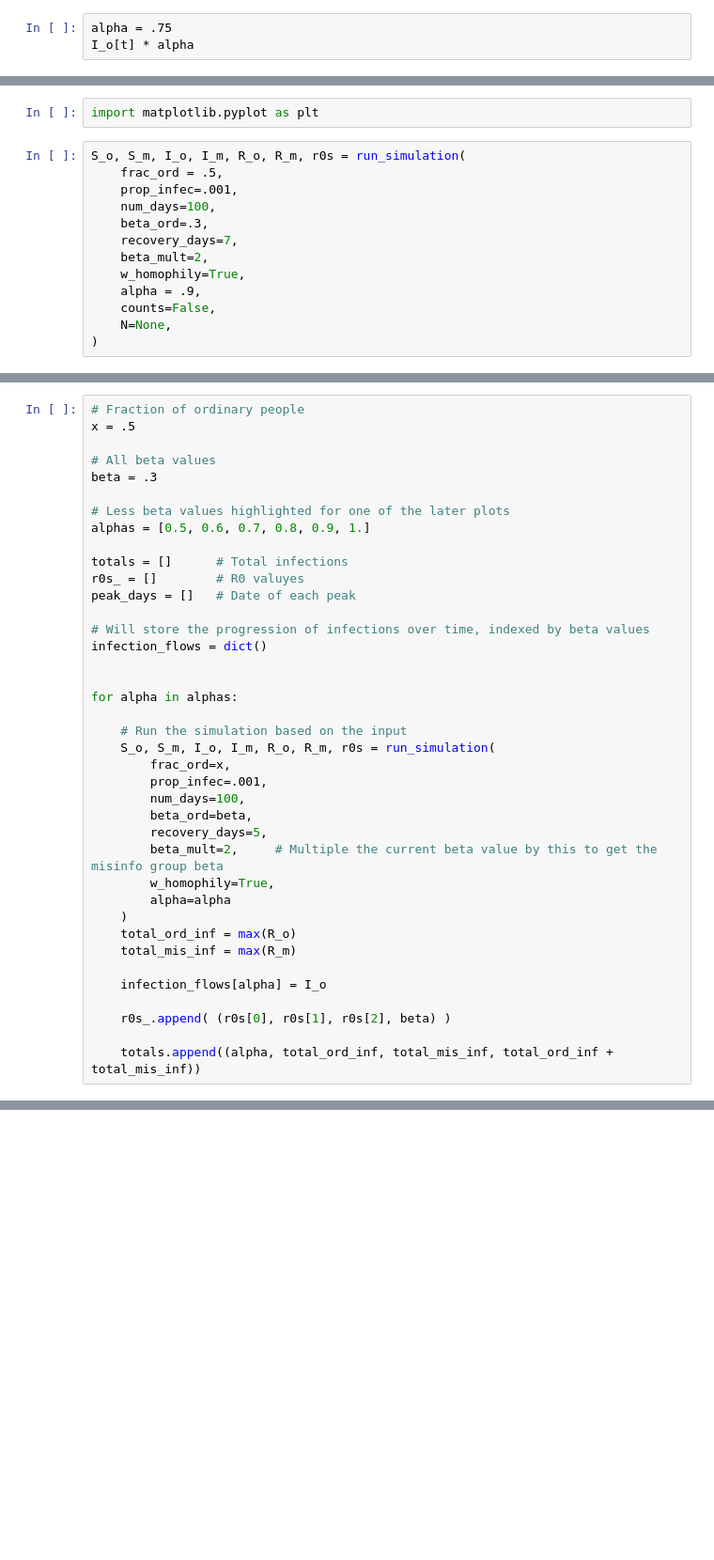
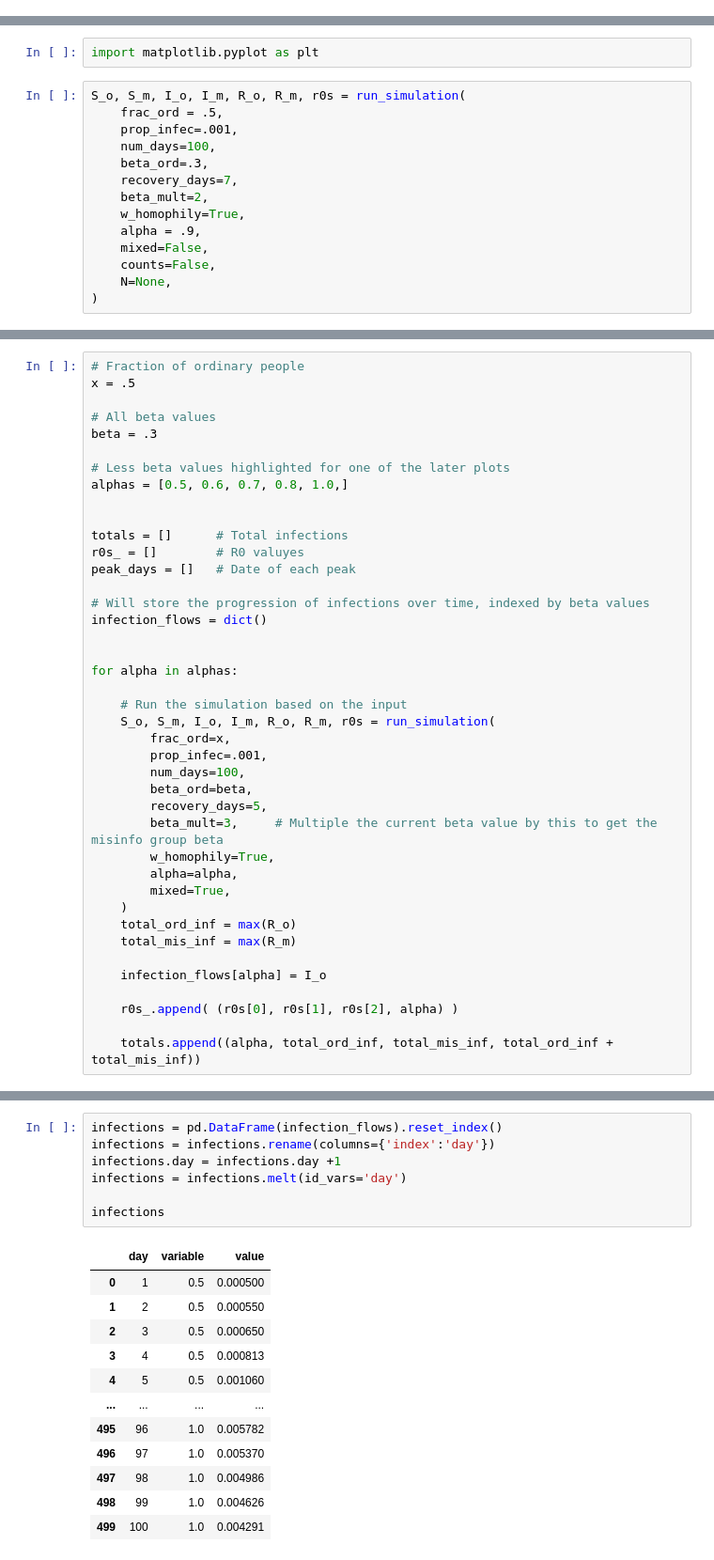
Before and after one commit to mr-devs/mean_field_quals, a Jupyter notebook: notebooks/2022-07-15__second_problem_consider_homophily.ipynb, the cells around one changed output, grey strips where cells are left out. Shown at 94% size. Cells and saved outputs as stored; diff of their text form; blank space fills up the shorter version.

```diff
--- a/notebooks/2022-07-15__second_problem_consider_homophily.ipynb
+++ b/notebooks/2022-07-15__second_problem_consider_homophily.ipynb
@@ -175,3 +72,0 @@ I_o[0]
-# %%
-alpha = .75
-I_o[t] * alpha
@@ -206,6 +82,7 @@ S_o, S_m, I_o, I_m, R_o, R_m, r0s = run_simulation(
     beta_mult=2,
     w_homophily=True,
     alpha = .9,
+    mixed=False,
     counts=False,
     N=None,
 )
@@ -217,7 +224,8 @@ x = .5
 beta = .3
 
 # Less beta values highlighted for one of the later plots
-alphas = [0.5, 0.6, 0.7, 0.8, 0.9, 1.]
+alphas = [0.5, 0.6, 0.7, 0.8, 1.0,]
+
 
 totals = []      # Total infections
 r0s_ = []        # R0 valuyes
@@ -236,15 +244,16 @@ for alpha in alphas:
         num_days=100,
         beta_ord=beta,
         recovery_days=5,
-        beta_mult=2,     # Multiple the current beta value by this to get the misinfo group beta
+        beta_mult=3,     # Multiple the current beta value by this to get the misinfo group beta
         w_homophily=True,
-        alpha=alpha
+        alpha=alpha,
+        mixed=True,
     )
     total_ord_inf = max(R_o)
     total_mis_inf = max(R_m)
 
     infection_flows[alpha] = I_o
 
-    r0s_.append( (r0s[0], r0s[1], r0s[2], beta) )
+    r0s_.append( (r0s[0], r0s[1], r0s[2], alpha) )
 
     totals.append((alpha, total_ord_inf, total_mis_inf, total_ord_inf + total_mis_inf))
@@ -294,0 +260,20 @@ eps
+# %%
+infections = pd.DataFrame(infection_flows).reset_index()
+infections = infections.rename(columns={'index':'day'})
+infections.day = infections.day +1
+infections = infections.melt(id_vars='day')
+
+infections
+# %% [output]
+|  | day | variable | value |
+| 0 | 1 | 0.5 | 0.000500 |
+| 1 | 2 | 0.5 | 0.000550 |
+| 2 | 3 | 0.5 | 0.000650 |
+| 3 | 4 | 0.5 | 0.000813 |
+| 4 | 5 | 0.5 | 0.001060 |
+| ... | ... | ... | ... |
+| 495 | 96 | 1.0 | 0.005782 |
+| 496 | 97 | 1.0 | 0.005370 |
+| 497 | 98 | 1.0 | 0.004986 |
+| 498 | 99 | 1.0 | 0.004626 |
+| 499 | 100 | 1.0 | 0.004291 |
```
Also changed, not shown: parts of 22 cells of this notebook, 1 other file.
